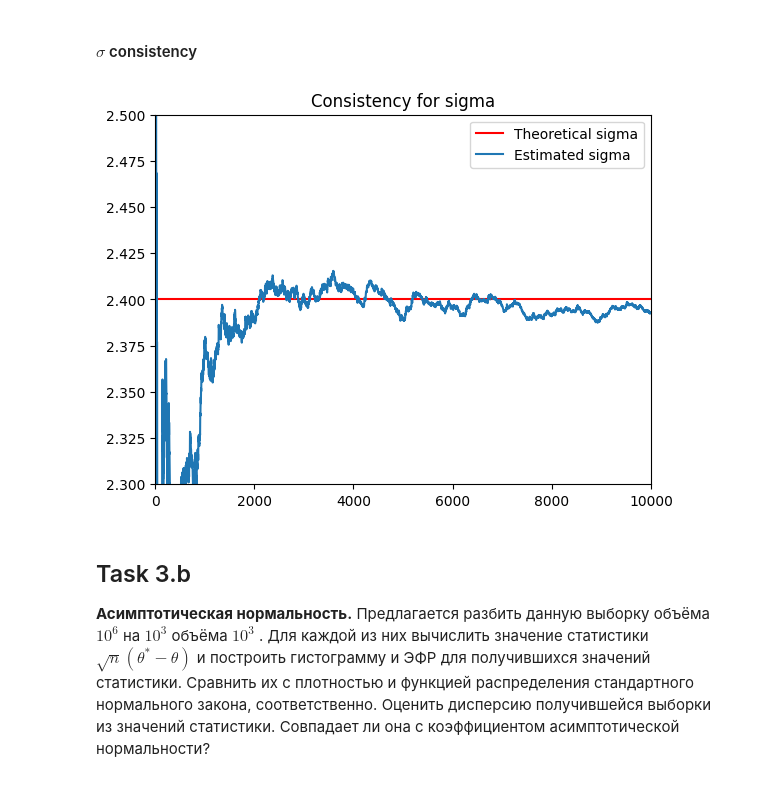
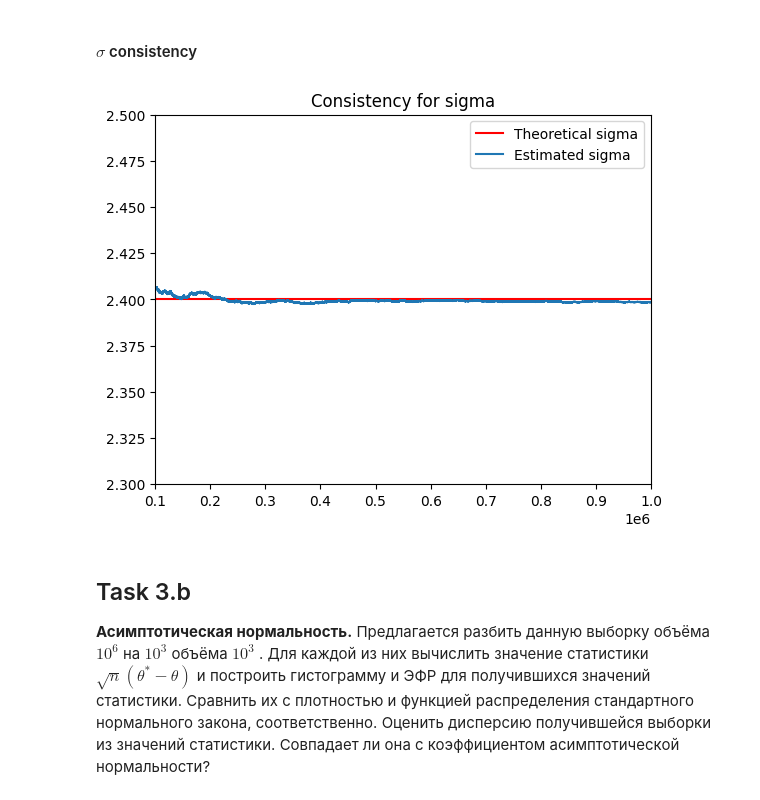
Before and after one commit to ssharkov03/statistics-labs, a Jupyter notebook: lab2-statistics.ipynb, the cells around one changed output. Cells and saved outputs as stored; diff of their text form; code cells hidden in the pictures.

```diff
--- a/lab2-statistics.ipynb
+++ b/lab2-statistics.ipynb
@@ -177,18 +177,17 @@ plt.show()
 # %%
 N_s = np.arange(1, len(sample), 1)
 estimator = lambda n: sigma_estimation(sample[:int(n)])
 sigma_estimations = [estimator(n) for n in N_s]
 
-
-plt.xlim(left=0, right=10000)
-plt.ylim(bottom=2.3,top=2.5)
+plt.xlim(left=100000, right=1000000)
+plt.ylim(bottom=2.3, top=2.5)
 plt.axhline(theoretical_sigma, color='red', label="Theoretical sigma")
 plt.plot(N_s, sigma_estimations, label="Estimated sigma")
 plt.title("Consistency for sigma")
 plt.legend()
 plt.show()
 # %% [output]
-[figure, old version]
+[figure, new version]
 # %% [markdown]
 ## Task 3.b
 **Асимптотическая нормальность.** Предлагается разбить данную выборку объёма $10^6$ на $10^3$ объёма $10^3$ . Для каждой из них вычислить значение статистики $\sqrt{n}(\theta^* − \theta)$ и построить гистограмму и ЭФР для получившихся значений статистики. Сравнить их с плотностью и функцией распределения стандартного нормального закона, соответственно. Оценить дисперсию получившейся выборки из значений статистики. Совпадает ли она с коэффициентом асимптотической нормальности?
```
Also changed, not shown: parts of 14 cells of this notebook, 1 other file.
